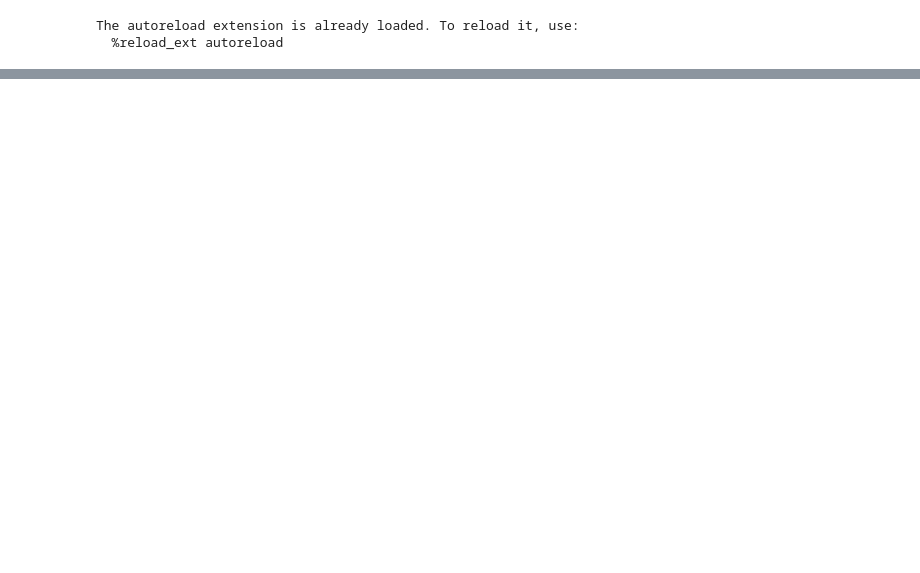
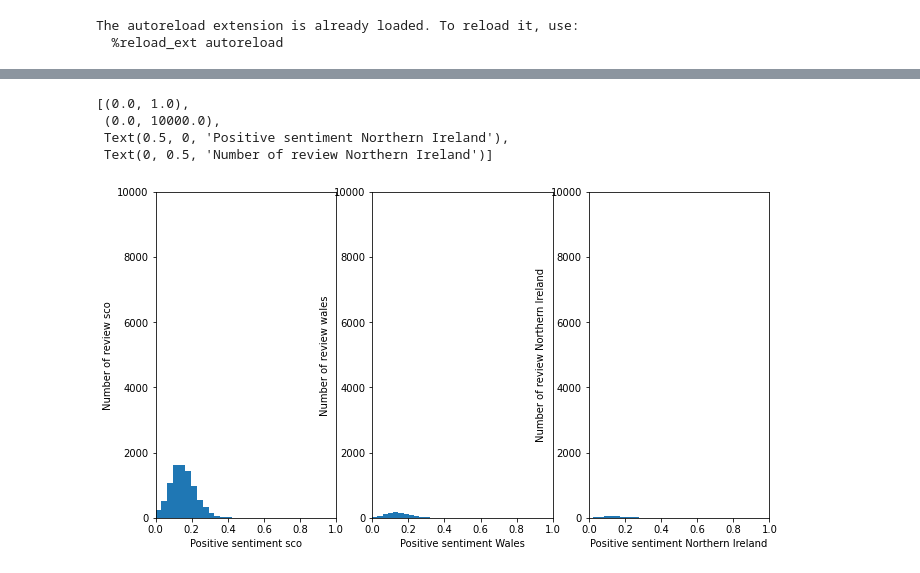
Before and after one commit to epfl-ada/ada-2022-project-hotchocolate, a Jupyter notebook: happyness.ipynb, the cells around one changed output, grey strips where cells are left out. Drawn from its saved outputs; the diff is of its cells as text; code cells hidden in the pictures; blank space fills up the shorter version.

```diff
--- a/happyness.ipynb
+++ b/happyness.ipynb
@@ -148,0 +332,28 @@ print(book)
+# %%
+plt.close('all')
+fig2 = plt.figure(figsize=(11,6))
+
+ax1 = plt.subplot(131)
+ax2 = plt.subplot(132)
+ax3 = plt.subplot(133)
+
+positive_sent = []
+[positive_sent.append(analyzer.polarity_scores(sent)['pos']) for sent in df_rev_low_sco.review]
+ax1.hist(positive_sent,bins=15)
+ax1.set(xlim = [0,1], ylim = [0,ROW] , xlabel='Positive sentiment sco', ylabel = 'Number of review sco')
+
+positive_sent=[]
+[positive_sent.append(analyzer.polarity_scores(sent)['pos']) for sent in df_rev_low_wal.review]
+ax2.hist(positive_sent,bins=15)
+ax2.set(xlim = [0,1], ylim = [0,ROW] , xlabel='Positive sentiment Wales', ylabel = 'Number of review wales')
+
+positive_sent=[]
+[positive_sent.append(analyzer.polarity_scores(sent)['pos']) for sent in df_rev_low_noir.review]
+ax3.hist(positive_sent,bins=15)
+ax3.set(xlim = [0,1], ylim = [0,ROW] , xlabel='Positive sentiment Northern Ireland', ylabel = 'Number of review Northern Ireland')
+# %% [output]
+[(0.0, 1.0),
+ (0.0, 10000.0),
+ Text(0.5, 0, 'Positive sentiment Northern Ireland'),
+ Text(0, 0.5, 'Number of review Northern Ireland')]
+[figure, added]
```
Also changed, not shown: parts of 47 cells of this notebook.
